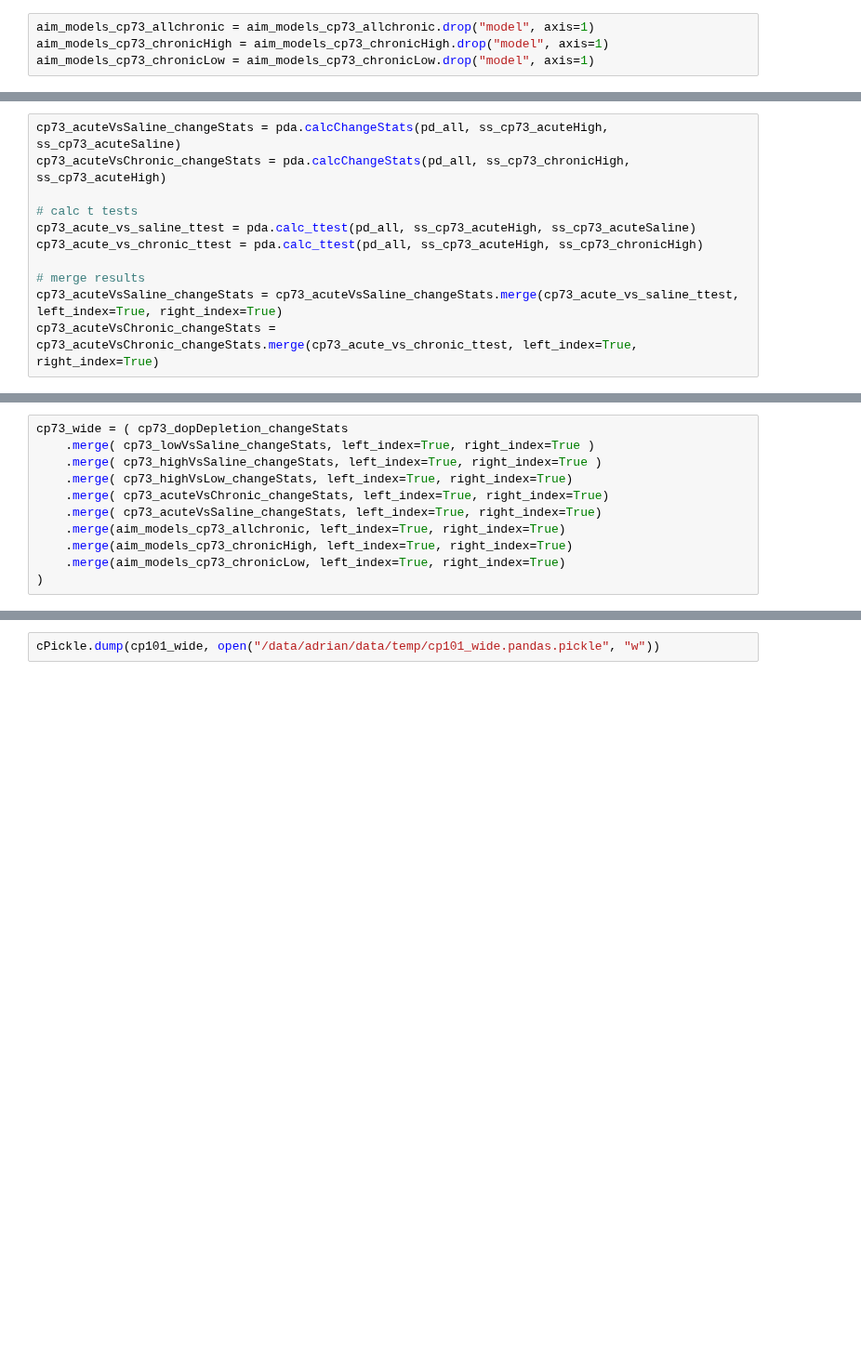
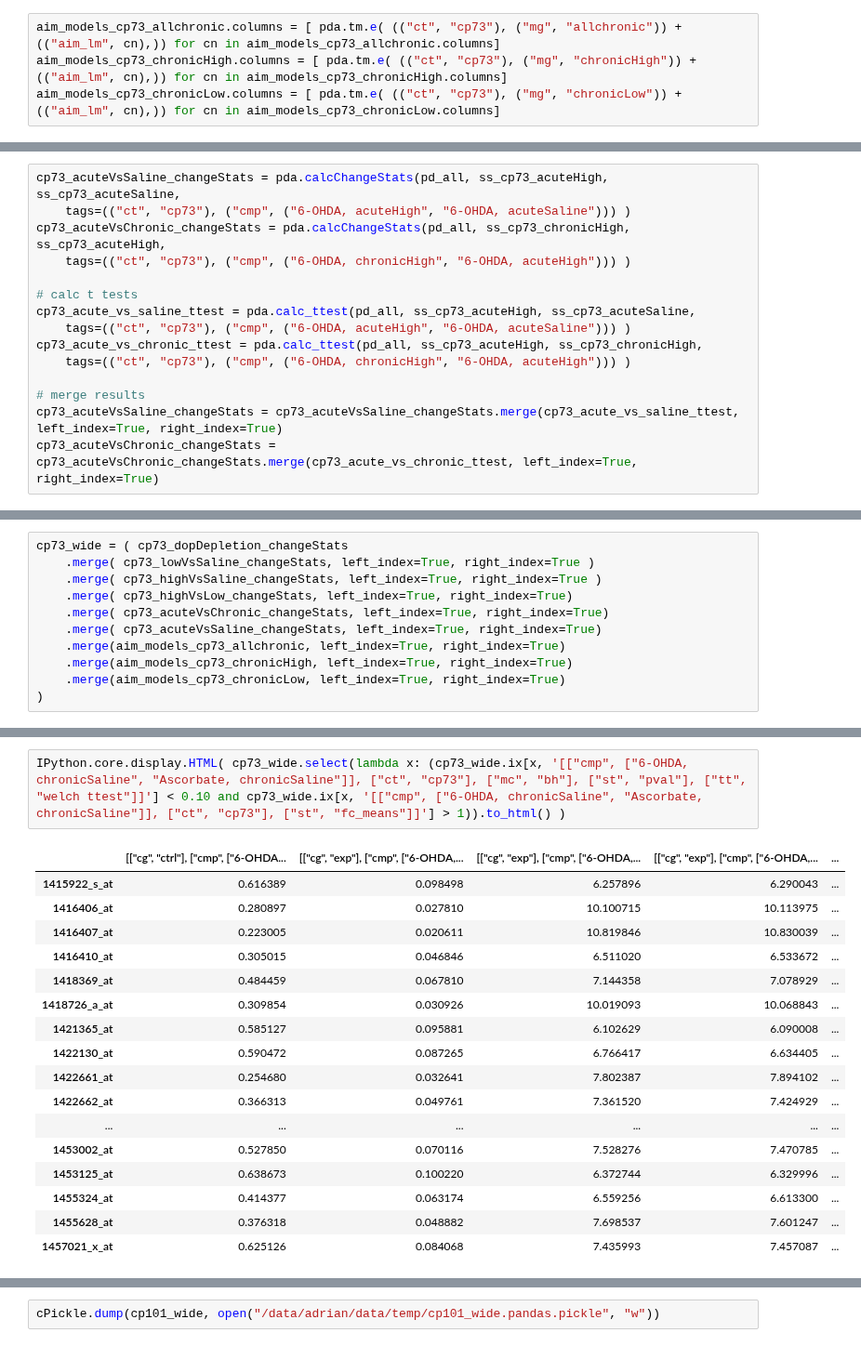
Before and after one commit to aheilbut/pdmouse, a Jupyter notebook: py/pd_calc_stats.ipynb, the cells around one changed output, grey strips where cells are left out. Shown at 93% size. Drawn from its saved outputs; the diff is of its cells as text; blank space fills up the shorter version.

```diff
--- a/py/pd_calc_stats.ipynb
+++ b/py/pd_calc_stats.ipynb
@@ -49,7 +51,7 @@ aim_models_cp73_chronicLow = pda.fitModels(pd_all.index, ss_cp73_chronicLow, pd_
 aim_models_cp101_allchronic = pda.fitModels(pd_all.index, ss_cp101_allchronic, pd_all).drop("model", axis=1)
 aim_models_cp101_chronicHigh = pda.fitModels(pd_all.index, ss_cp101_chronicHigh, pd_all).drop("model", axis=1)
 aim_models_cp101_chronicLow = pda.fitModels(pd_all.index, ss_cp101_chronicLow, pd_all).drop("model", axis=1)
-# %%
-aim_models_cp73_allchronic = aim_models_cp73_allchronic.drop("model", axis=1)
-aim_models_cp73_chronicHigh = aim_models_cp73_chronicHigh.drop("model", axis=1)
-aim_models_cp73_chronicLow = aim_models_cp73_chronicLow.drop("model", axis=1)
+# %%
+aim_models_cp73_allchronic.columns = [ pda.tm.e( (("ct", "cp73"), ("mg", "allchronic")) + (("aim_lm", cn),)) for cn in aim_models_cp73_allchronic.columns]
+aim_models_cp73_chronicHigh.columns = [ pda.tm.e( (("ct", "cp73"), ("mg", "chronicHigh")) + (("aim_lm", cn),)) for cn in aim_models_cp73_chronicHigh.columns]
+aim_models_cp73_chronicLow.columns = [ pda.tm.e( (("ct", "cp73"), ("mg", "chronicLow")) + (("aim_lm", cn),)) for cn in aim_models_cp73_chronicLow.columns]
@@ -174,10 +151,14 @@ reload(pda)
 # %%
-cp73_acuteVsSaline_changeStats = pda.calcChangeStats(pd_all, ss_cp73_acuteHigh, ss_cp73_acuteSaline)
-cp73_acuteVsChronic_changeStats = pda.calcChangeStats(pd_all, ss_cp73_chronicHigh, ss_cp73_acuteHigh)
+cp73_acuteVsSaline_changeStats = pda.calcChangeStats(pd_all, ss_cp73_acuteHigh, ss_cp73_acuteSaline,
+    tags=(("ct", "cp73"), ("cmp", ("6-OHDA, acuteHigh", "6-OHDA, acuteSaline"))) )
+cp73_acuteVsChronic_changeStats = pda.calcChangeStats(pd_all, ss_cp73_chronicHigh, ss_cp73_acuteHigh,
+    tags=(("ct", "cp73"), ("cmp", ("6-OHDA, chronicHigh", "6-OHDA, acuteHigh"))) )
 
 # calc t tests
-cp73_acute_vs_saline_ttest = pda.calc_ttest(pd_all, ss_cp73_acuteHigh, ss_cp73_acuteSaline)
-cp73_acute_vs_chronic_ttest = pda.calc_ttest(pd_all, ss_cp73_acuteHigh, ss_cp73_chronicHigh)
+cp73_acute_vs_saline_ttest = pda.calc_ttest(pd_all, ss_cp73_acuteHigh, ss_cp73_acuteSaline,
+    tags=(("ct", "cp73"), ("cmp", ("6-OHDA, acuteHigh", "6-OHDA, acuteSaline"))) )
+cp73_acute_vs_chronic_ttest = pda.calc_ttest(pd_all, ss_cp73_acuteHigh, ss_cp73_chronicHigh,
+    tags=(("ct", "cp73"), ("cmp", ("6-OHDA, chronicHigh", "6-OHDA, acuteHigh"))) )
 
 # merge results
 cp73_acuteVsSaline_changeStats = cp73_acuteVsSaline_changeStats.merge(cp73_acute_vs_saline_ttest, left_index=True, right_index=True)
@@ -238,3 +340,23 @@ dtypes: float64(66), object(6)
+# %%
+IPython.core.display.HTML( cp73_wide.select(lambda x: (cp73_wide.ix[x, '[["cmp", ["6-OHDA, chronicSaline", "Ascorbate, chronicSaline"]], ["ct", "cp73"], ["mc", "bh"], ["st", "pval"], ["tt", "welch ttest"]]'] < 0.10 and cp73_wide.ix[x, '[["cmp", ["6-OHDA, chronicSaline", "Ascorbate, chronicSaline"]], ["ct", "cp73"], ["st", "fc_means"]]'] > 1)).to_html() )
+# %% [output]
+|  | [["cg", "ctrl"], ["cmp", ["6-OHDA... | [["cg", "exp"], ["cmp", ["6-OHDA,... | [["cg", "exp"], ["cmp", ["6-OHDA,... | [["cg", "exp"], ["cmp", ["6-OHDA,... | ... |
+| 1415922_s_at | 0.616389 | 0.098498 | 6.257896 | 6.290043 | ... |
+| 1416406_at | 0.280897 | 0.027810 | 10.100715 | 10.113975 | ... |
+| 1416407_at | 0.223005 | 0.020611 | 10.819846 | 10.830039 | ... |
+| 1416410_at | 0.305015 | 0.046846 | 6.511020 | 6.533672 | ... |
+| 1418369_at | 0.484459 | 0.067810 | 7.144358 | 7.078929 | ... |
+| 1418726_a_at | 0.309854 | 0.030926 | 10.019093 | 10.068843 | ... |
+| 1421365_at | 0.585127 | 0.095881 | 6.102629 | 6.090008 | ... |
+| 1422130_at | 0.590472 | 0.087265 | 6.766417 | 6.634405 | ... |
+| 1422661_at | 0.254680 | 0.032641 | 7.802387 | 7.894102 | ... |
+| 1422662_at | 0.366313 | 0.049761 | 7.361520 | 7.424929 | ... |
+| ... | ... | ... | ... | ... | ... |
+| 1453002_at | 0.527850 | 0.070116 | 7.528276 | 7.470785 | ... |
+| 1453125_at | 0.638673 | 0.100220 | 6.372744 | 6.329996 | ... |
+| 1455324_at | 0.414377 | 0.063174 | 6.559256 | 6.613300 | ... |
+| 1455628_at | 0.376318 | 0.048882 | 7.698537 | 7.601247 | ... |
+| 1457021_x_at | 0.625126 | 0.084068 | 7.435993 | 7.457087 | ... |
 # %%
 cp101_wide = ( cp101_dopDepletion_changeStats
     .merge( cp101_lowVsSaline_changeStats, left_index=True, right_index=True)
```
Also changed, not shown: parts of 35 cells of this notebook, 4 other files.
